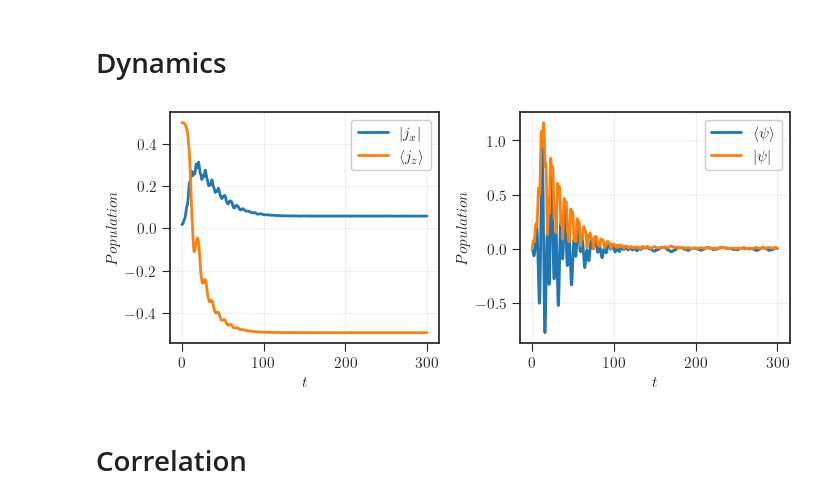
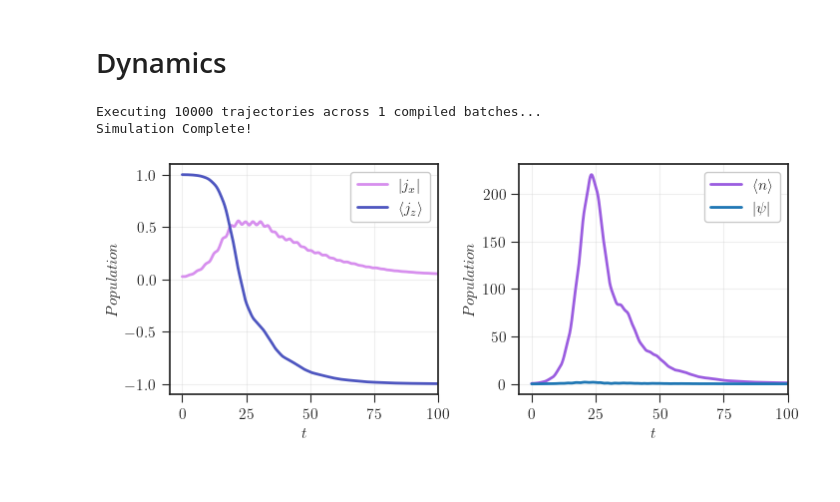
Before and after one commit to juardilag/NM_Dicke_DTWA, a Jupyter notebook: test.ipynb, the cells around one changed output. Saved outputs shown, nothing was run; the diff lists cells and outputs as text; code cells hidden in the pictures.

```diff
--- a/test.ipynb
+++ b/test.ipynb
@@ -10,32 +9,35 @@ import matplotlib.pyplot as plt
 # %%
 # Constant Parameters
 p = {
-    "n_spins": 500,
+    "n_spins": 1000,
     "omega_0": 1.0,
     "B_z": 1.0,
     "alpha": 0.05,
     "omega_c": 5.0,
     "s": 1.0,
-    "g": 0.35,
-    "T": 1.0,
+    "g": 0.25,
+    "T": 0.2,
     "initial_direction": jnp.array([0.01, 0.0, 0.99]),
-    "n_photons_initial": 0.0,  # Explicitly empty cavity (vacuum state)
-    "n_steps": 5_000,
-    "n_trajectories": 50_000,
+    "n_photons_initial": 0.0,
+    "time_steps": 5_000,
+    "frequency_steps": 5_000,
+    "n_trajectories": 10_000,
     "batch_size": 10_000
 }
 
 key=jax.random.PRNGKey(42)
-t_max = 300
+t_max = 400
 
 _, subkey = jax.random.split(key)
 dtwa_keys = jax.random.split(subkey, p['n_trajectories'])
 
 # 1. Setup
-t_grid = jnp.linspace(0, t_max, p["n_steps"])
+t_grid = jnp.linspace(0, t_max, p["time_steps"])
+dt = t_grid[1]-t_grid[0]
 # Defining the magnetic field B along Z
-B_field = jnp.zeros((p["n_steps"], 3)).at[:, 2].set(p["B_z"])
+B_field = jnp.zeros((p["time_steps"], 3)).at[:, 2].set(p["B_z"])
 j_val = p["n_spins"] / 2.0
+
 
 # --- KEY FIX ---
 # split(key) returns two keys. We unpack them to get one "fresh" subkey.
@@ -60,33 +62,40 @@ stats = run_dtwa(
     initial_direction=p["initial_direction"],
     batch_size=p['batch_size'],
     n_spins=p["n_spins"],
-    w_max=20.0,    # Default frequency grid cutoff
-    N_w=5000,      # Default frequency steps
+    w_max=2*p['omega_c'],    # Default frequency grid cutoff
+    N_w=p['frequency_steps'],      # Default frequency steps
     use_noise=True,
     use_sampling=True
 )
+# %% [output]
+Executing 10000 trajectories across 1 compiled batches...
+Simulation Complete!
 # %%
 plt.style.use(['seaborn-v0_8-white', './style.mplstyle'])
 
 fig, ax = plt.subplots(1, 2, figsize=(8, 3))
 plt.subplots_adjust(wspace=0.3)
 
-ax[0].plot(t_grid, stats['abs_jx'], linewidth = 2, label = r'$\vert j_x \vert$')
-ax[0].plot(t_grid, stats['j_z'], linewidth = 2, label = r'$\langle j_z \rangle$')
+ax[0].plot(t_grid, stats['abs_jx'], linewidth = 2, label = r'$\vert j_x \vert$',
+           color = '#D78FEE')
+ax[0].plot(t_grid, stats['j_z'], linewidth = 2, label = r'$\langle j_z \rangle$',
+           color = '#4E56C0')
 ax[0].grid(alpha = 0.3)
 ax[0].set_xlabel(r'$t$')
 ax[0].set_ylabel(r'$Population$')
+ax[0].set_xlim(-5, 100)
 ax[0].legend()
 
-ax[1].plot(t_grid, jnp.real(stats['mean_psi']), linewidth = 2, label = r'$\langle \psi \rangle$')
+ax[1].plot(t_grid, jnp.real(stats['mean_photon_number']), linewidth = 2, label = r'$\langle n \rangle$',
+           color = '#9B5DE0')
 ax[1].plot(t_grid, stats['abs_mean_psi'], linewidth = 2, label = r'$\vert \psi \vert$')
 ax[1].grid(alpha = 0.3)
 ax[1].set_xlabel(r'$t$')
 ax[1].set_ylabel(r'$Population$')
+ax[1].set_xlim(-5, 100)
 ax[1].legend()
 
+plt.savefig('dynamics.png', dpi = 300, bbox_inches='tight')
 plt.show()
 # %% [output]
-[figure, old version]
+[figure, new version]
-# %% [markdown]
-# Correlation
```
Also changed, not shown: parts of 22 cells of this notebook, 1 other file.
